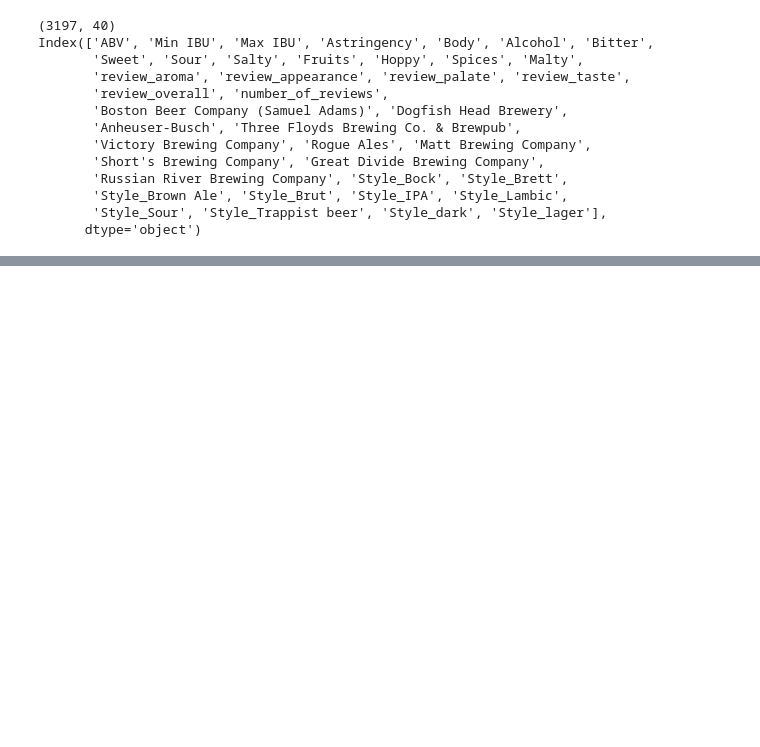
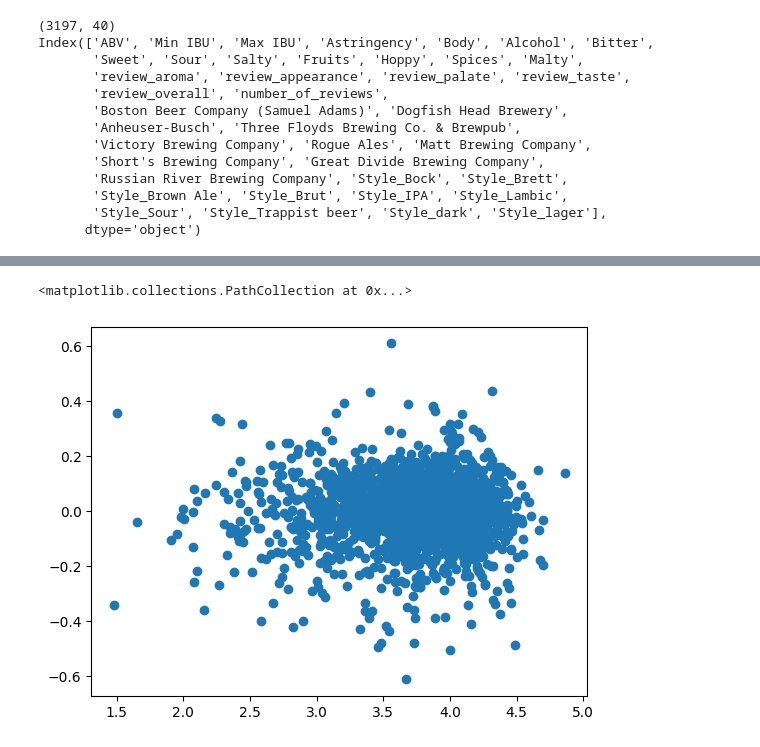
Before and after one commit to PierreRemacle/LSTAT2120, a Jupyter notebook: jupytest.ipynb, the cells around one changed output, grey strips where cells are left out. Saved outputs shown, nothing was run; the diff lists cells and outputs as text; code cells hidden in the pictures; blank space fills up the shorter version.

```diff
--- a/jupytest.ipynb
+++ b/jupytest.ipynb
@@ -515,0 +521,6 @@ ax.legend(loc="best")
+# %%
+obs = np.union1d(influencial_obs_DFFITS, influencial_obs_DFBETAS)
+X_train_wo = X_train_corr.drop(X_train_corr.index[obs])
+y_train_wo = y_train.drop(y_train.index[obs])
+
+print(X_train_wo.shape)
@@ -515,0 +531,3 @@ ax.legend(loc="best")
+# %%
+model = sm.OLS(y_train_wo, X_train_wo).fit(cov_type='HC1')
+print(model.summary())
@@ -515,0 +552,6 @@ ax.legend(loc="best")
+# %%
+# Display the Residual plot
+plt.scatter(model.fittedvalues, model.resid)
+# %% [output]
+<matplotlib.collections.PathCollection at 0x...>
+[figure, added]
```
Also changed, not shown: parts of 71 cells of this notebook, 1 other file.
